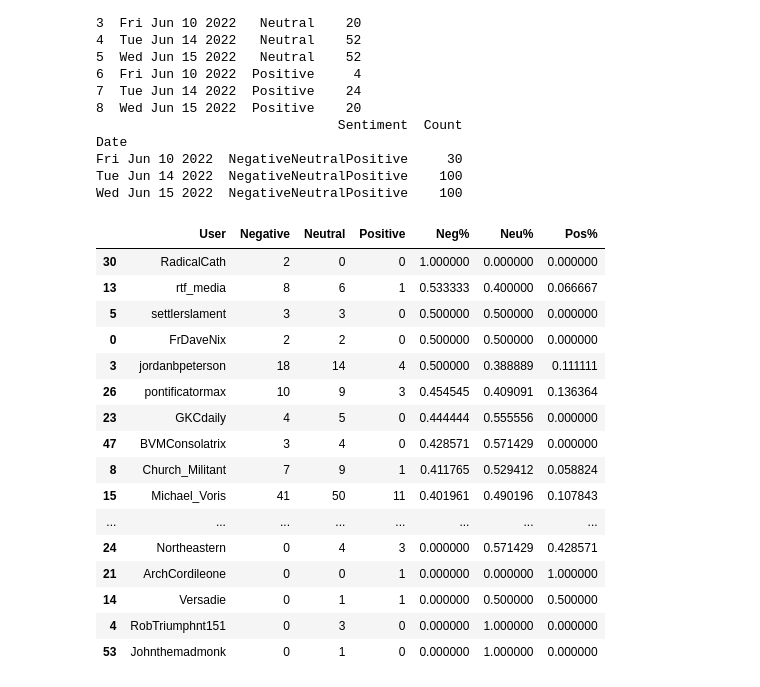
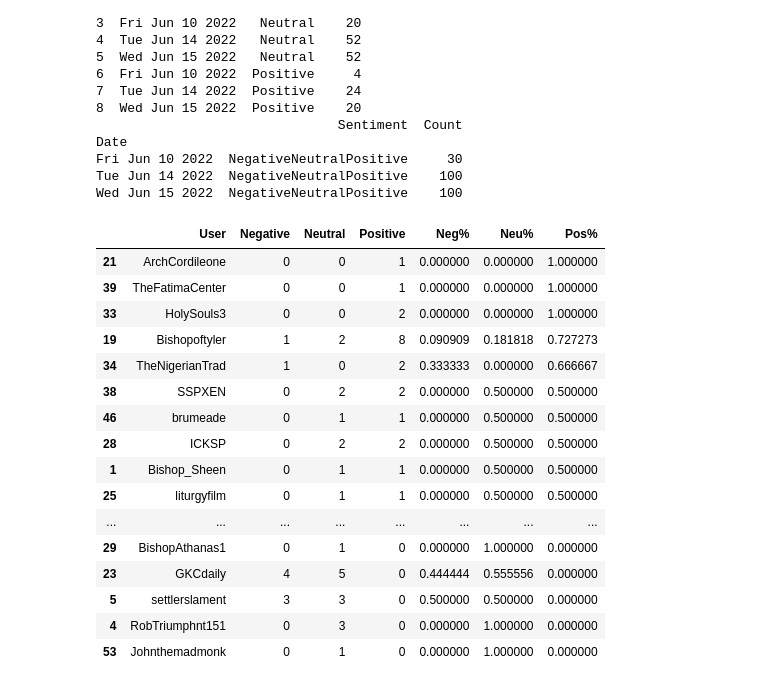
Before and after one commit to jjz17/Twitter-Mining, a Jupyter notebook: test.ipynb, the cells around one changed output. Drawn from its saved outputs; the diff is of its cells as text; code cells hidden in the pictures.

```diff
--- a/test.ipynb
+++ b/test.ipynb
@@ -91,25 +91,25 @@ px.bar(new_data, x='Date', y='Count', color='Sentiment')
 # %%
 sent = pd.read_csv('sentiment.csv')
 agg = sent['Negative'] + sent['Neutral'] + sent['Positive']
 sent['Neg%'] = sent['Negative'] / agg
 sent['Neu%'] = sent['Neutral'] / agg
 sent['Pos%'] = sent['Positive'] / agg
-sent.sort_values('Neg%', ascending=False)
+sent.sort_values('Pos%', ascending=False)
 # %% [output]
 |  | User | Negative | Neutral | Positive | Neg% | Neu% | Pos% |
-| 30 | RadicalCath | 2 | 0 | 0 | 1.000000 | 0.000000 | 0.000000 |
-| 13 | rtf_media | 8 | 6 | 1 | 0.533333 | 0.400000 | 0.066667 |
+| 21 | ArchCordileone | 0 | 0 | 1 | 0.000000 | 0.000000 | 1.000000 |
+| 39 | TheFatimaCenter | 0 | 0 | 1 | 0.000000 | 0.000000 | 1.000000 |
+| 33 | HolySouls3 | 0 | 0 | 2 | 0.000000 | 0.000000 | 1.000000 |
+| 19 | Bishopoftyler | 1 | 2 | 8 | 0.090909 | 0.181818 | 0.727273 |
+| 34 | TheNigerianTrad | 1 | 0 | 2 | 0.333333 | 0.000000 | 0.666667 |
+| 38 | SSPXEN | 0 | 2 | 2 | 0.000000 | 0.500000 | 0.500000 |
+| 46 | brumeade | 0 | 1 | 1 | 0.000000 | 0.500000 | 0.500000 |
+| 28 | ICKSP | 0 | 2 | 2 | 0.000000 | 0.500000 | 0.500000 |
+| 1 | Bishop_Sheen | 0 | 1 | 1 | 0.000000 | 0.500000 | 0.500000 |
+| 25 | liturgyfilm | 0 | 1 | 1 | 0.000000 | 0.500000 | 0.500000 |
+| ... | ... | ... | ... | ... | ... | ... | ... |
+| 29 | BishopAthanas1 | 0 | 1 | 0 | 0.000000 | 1.000000 | 0.000000 |
+| 23 | GKCdaily | 4 | 5 | 0 | 0.444444 | 0.555556 | 0.000000 |
 | 5 | settlerslament | 3 | 3 | 0 | 0.500000 | 0.500000 | 0.000000 |
-| 0 | FrDaveNix | 2 | 2 | 0 | 0.500000 | 0.500000 | 0.000000 |
-| 3 | jordanbpeterson | 18 | 14 | 4 | 0.500000 | 0.388889 | 0.111111 |
-| 26 | pontificatormax | 10 | 9 | 3 | 0.454545 | 0.409091 | 0.136364 |
-| 23 | GKCdaily | 4 | 5 | 0 | 0.444444 | 0.555556 | 0.000000 |
-| 47 | BVMConsolatrix | 3 | 4 | 0 | 0.428571 | 0.571429 | 0.000000 |
-| 8 | Church_Militant | 7 | 9 | 1 | 0.411765 | 0.529412 | 0.058824 |
-| 15 | Michael_Voris | 41 | 50 | 11 | 0.401961 | 0.490196 | 0.107843 |
-| ... | ... | ... | ... | ... | ... | ... | ... |
-| 24 | Northeastern | 0 | 4 | 3 | 0.000000 | 0.571429 | 0.428571 |
-| 21 | ArchCordileone | 0 | 0 | 1 | 0.000000 | 0.000000 | 1.000000 |
-| 14 | Versadie | 0 | 1 | 1 | 0.000000 | 0.500000 | 0.500000 |
 | 4 | RobTriumphnt151 | 0 | 3 | 0 | 0.000000 | 1.000000 | 0.000000 |
 | 53 | Johnthemadmonk | 0 | 1 | 0 | 0.000000 | 1.000000 | 0.000000 |
```
Also changed, not shown: 1 other file.
